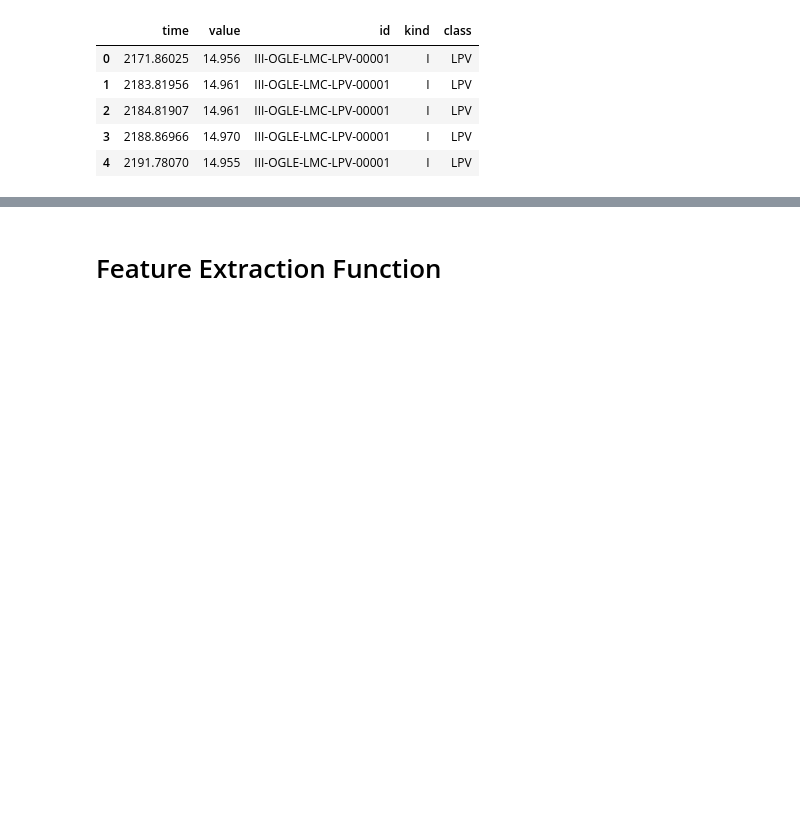
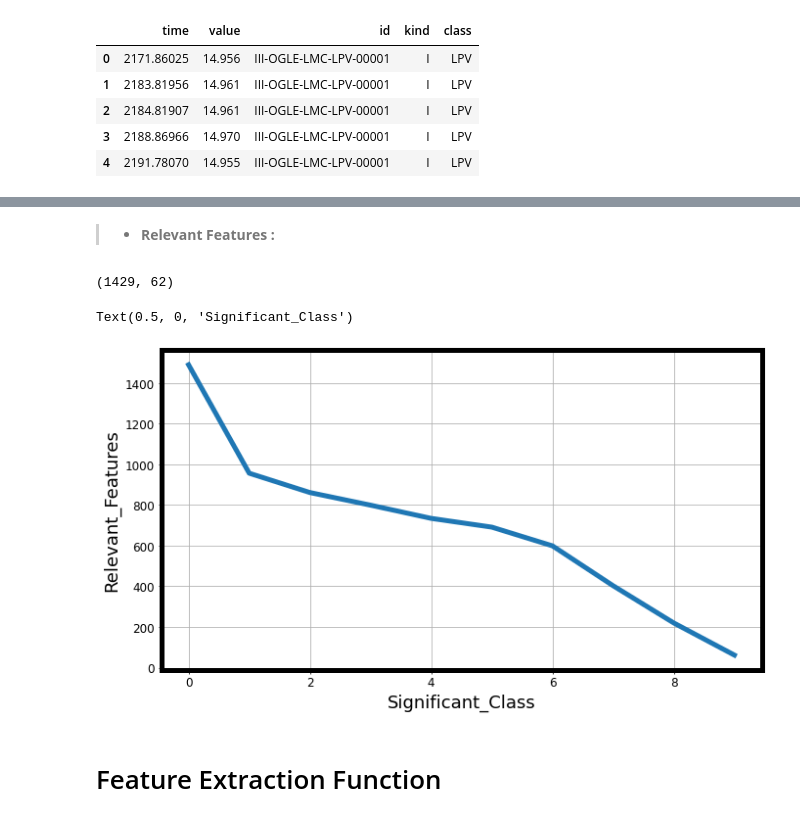
Before and after one commit to Amirosein/Variable-Stars-Classification, a Jupyter notebook: MilkyWay.ipynb, the cells around one changed output, grey strips where cells are left out. Cells and saved outputs as stored; diff of their text form; code cells hidden in the pictures; blank space fills up the shorter version.

```diff
--- a/MilkyWay.ipynb
+++ b/MilkyWay.ipynb
@@ -225,2 +327,33 @@ zipObj.close()
+# %% [markdown]
+> * **Relevant Features :**
+# %%
+import tsfresh
+
+y = O_Y
+y = y.squeeze()
+
+# which are now filtered to only contain relevant features
+X_tsfresh_filtered = tsfresh.feature_selection.select_features(X, y, multiclass=True, n_significant=9,
+                                                               n_jobs=4, ml_task='classification')
+
+# construct the corresponding settings object
+kind_to_fc_parameters = tsfresh.feature_extraction.settings.from_columns(X_tsfresh_filtered)
+
+X_tsfresh_filtered.shape
+# %% [output]
+(1429, 62)
+# %%
+a = np.arange(0,10)
+b = np.array([1489, 956, 861, 799, 734, 691, 599, 403, 220, 62])
+
+plt.figure(figsize=(11,6))
+plt.grid()
+plt.plot(a,b)
+
+plt.ylabel('Relevant_Features')
+plt.xlabel('Significant_Class')
+# %% [output]
+Text(0.5, 0, 'Significant_Class')
+[figure, added]
 # %% [markdown]
 # Feature Extraction Function
```
Also changed, not shown: parts of 18 cells of this notebook.
